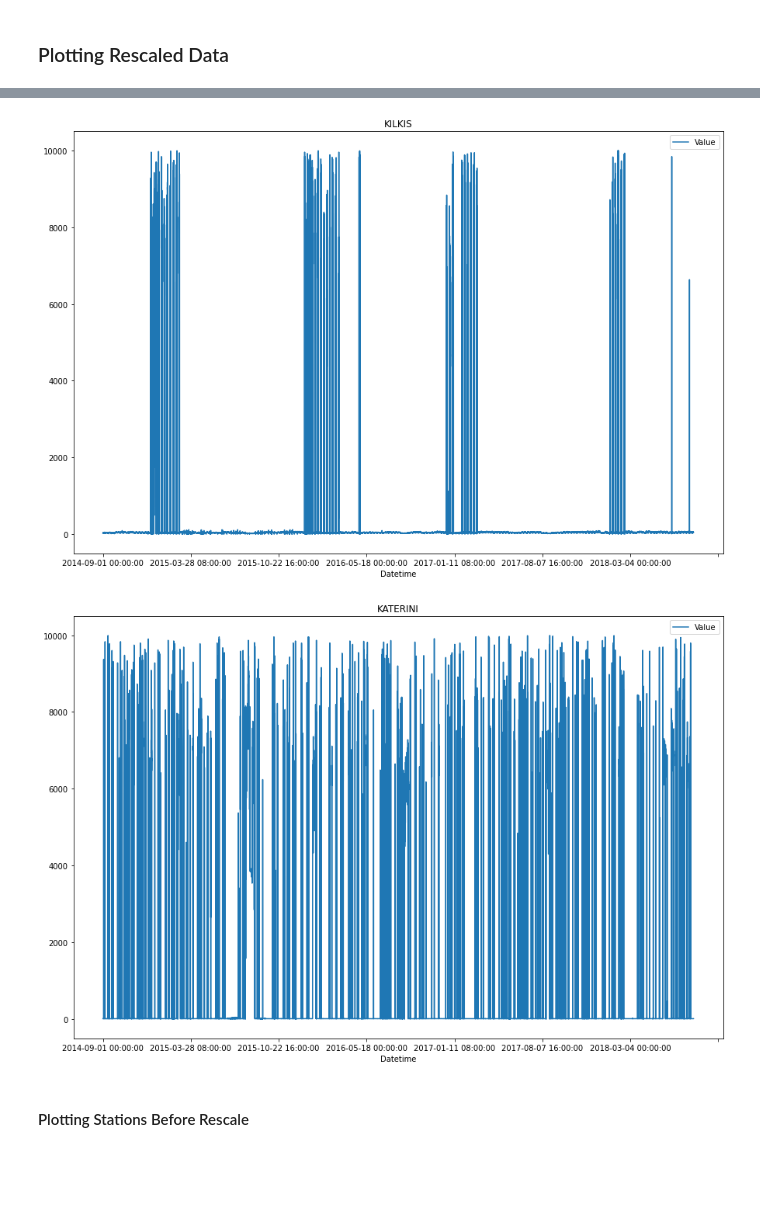
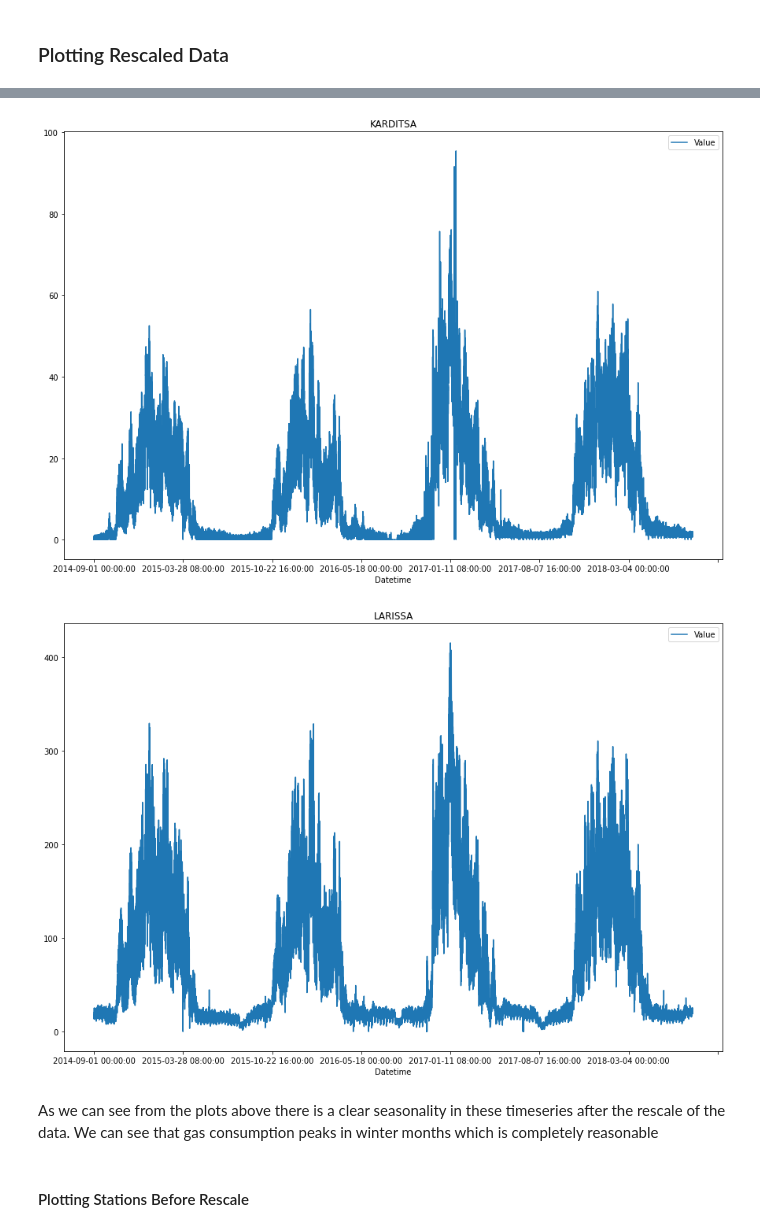
Before and after one commit to vouts96/thesis-bill, a Jupyter notebook: MY_CODE/eda_excel_files.ipynb, the cells around one changed output, grey strips where cells are left out. Saved outputs shown, nothing was run; the diff lists cells and outputs as text; code cells hidden in the pictures; blank space fills up the shorter version.

Commit message:
eda plots

```diff
--- a/MY_CODE/eda_excel_files.ipynb
+++ b/MY_CODE/eda_excel_files.ipynb
@@ -193,9 +193,9 @@ def plot_region(csv, region):
     df.plot(x='Datetime', y='Value', kind='line', title=region, figsize=(15,10))
 
 
-plot_region('../EXCEL_TO_CSV/all_data_long_rescaled.csv', 'TRIKALA')
-plot_region('../EXCEL_TO_CSV/all_data_long_rescaled.csv', 'SERRES')
+plot_region('../EXCEL_TO_CSV/all_data_long_rescaled.csv', 'ATHENS')
+plot_region('../EXCEL_TO_CSV/all_data_long_rescaled.csv', 'VOLOS')
 plot_region('../EXCEL_TO_CSV/all_data_long_rescaled.csv', 'THESSALONIKI')
-plot_region('../EXCEL_TO_CSV/all_data_long_rescaled.csv', 'KILKIS')
-plot_region('../EXCEL_TO_CSV/all_data_long_rescaled.csv', 'KATERINI')
+plot_region('../EXCEL_TO_CSV/all_data_long_rescaled.csv', 'KARDITSA')
+plot_region('../EXCEL_TO_CSV/all_data_long_rescaled.csv', 'LARISSA')
 # %% [output]
@@ -205,5 +205,8 @@ plot_region('../EXCEL_TO_CSV/all_data_long_rescaled.csv', 'KATERINI')
-[figure, old version]
+[figure, new version]
-[figure, old version]
+[figure, new version]
+# %% [markdown]
+As we can see from the plots above there is a clear seasonality in these timeseries after the rescale of the data. We can see that gas consumption peaks in winter months which is
+completely reasonable
 # %%
 import plotly.express as px
 import pandas as pd
```
Also changed, not shown: parts of 1 cell of this notebook.
